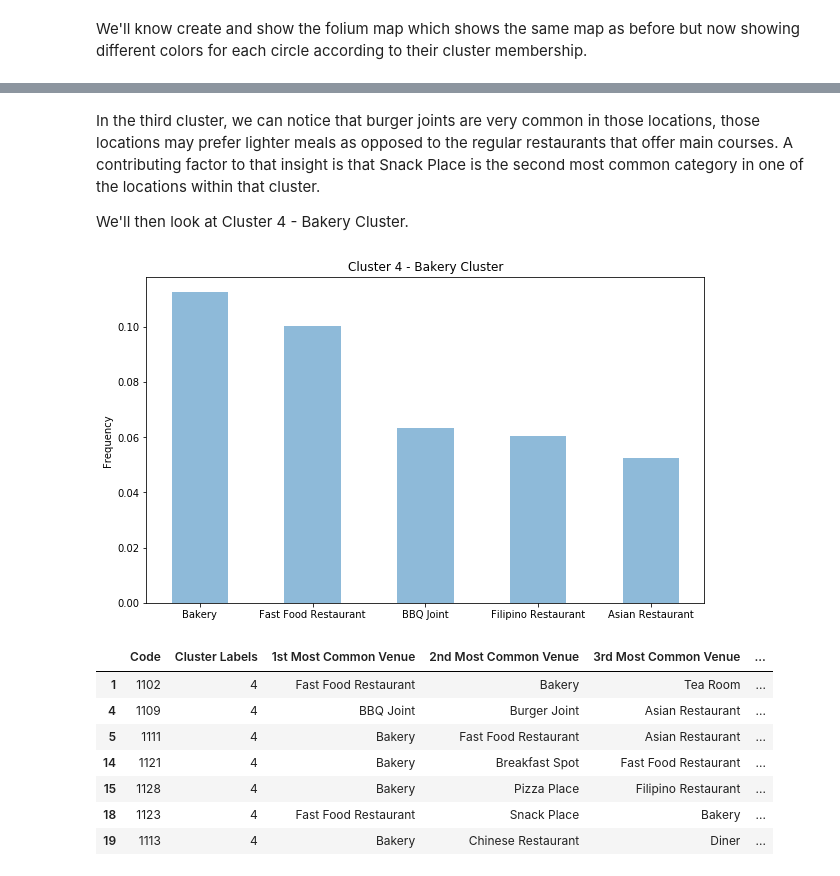
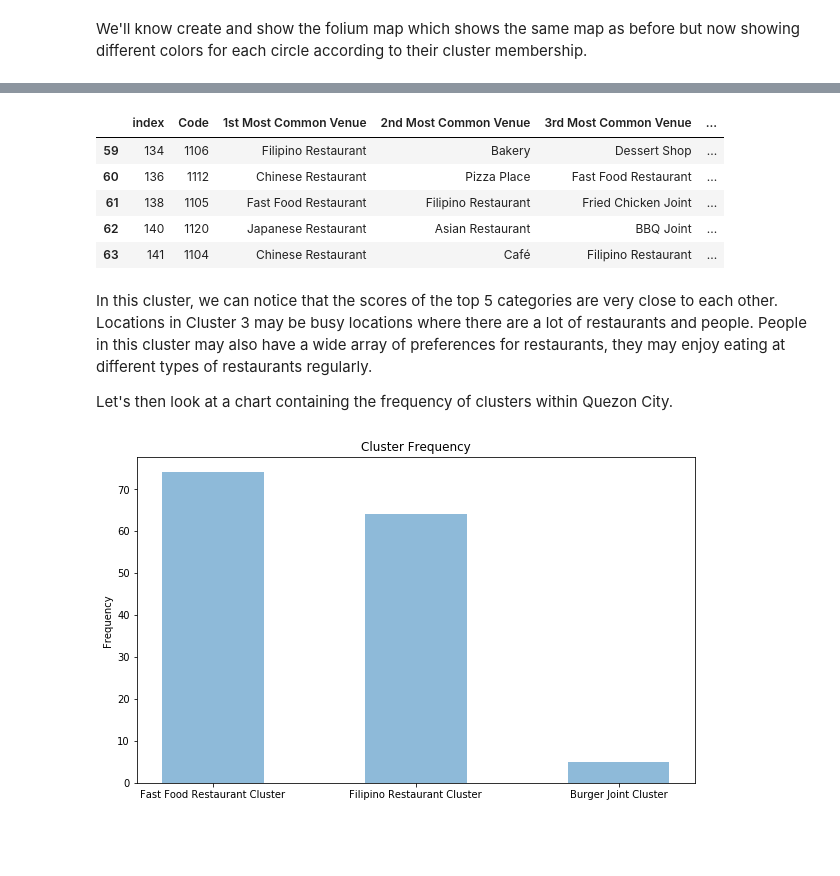
Before and after one commit to ErickSPS/IBM-Data-Science-Professional-Specialization, a Jupyter notebook: Course 9 - Applied Data Science Capstone/Capstone Project.ipynb, the cells around one changed output, grey strips where cells are left out. Drawn from its saved outputs; the diff is of its cells as text; code cells hidden in the pictures; blank space fills up the shorter version.

```diff
--- a/Course 9 - Applied Data Science Capstone/Capstone Project.ipynb
+++ b/Course 9 - Applied Data Science Capstone/Capstone Project.ipynb
@@ -104,8 +112,8 @@ quezon_map
 # %% [markdown]
 Create the variables that'll be sent as parameters to the Foursquare api later.
 # %%
-CLIENT_ID = 'XPB5FXZMOQCI4NEKWCYKFJLXY2YHLVJFTLMCIILNMYQ4QE2A' # your Foursquare ID
-CLIENT_SECRET = 'OIDL41IS2T4ITL5J2ZXNP40PPTTAOF5AYTEU5JJEH0UV4QXY' # your Foursquare Secret
+CLIENT_ID = 'ID_HERE' # your Foursquare ID
+CLIENT_SECRET = 'SECRET_HERE' # your Foursquare Secret
 VERSION = '20180605' # Foursquare API version
 
 print('Your credentails:')
@@ -184,3 +187,0 @@ With Fairview having no restaurants nearby, we'll remove that row from the dataf
-# %%
-df = df[df['Location'] != 'Fairview']
-df.shape
@@ -337,6 +326,6 @@ With the silhouette score as the score basis, our elbow point is at 5, so we'll
 
 We'll then perform K-means clustering again with 5 as the cluster parameter.
 # %%
-kmeans = KMeans(n_clusters=5, random_state=0).fit(quezon_grouped_clustering)
+kmeans = KMeans(n_clusters=3, random_state=0).fit(quezon_grouped_clustering)
 kmeans.labels_[0:10]
 # %% [output]
@@ -347,9 +336,8 @@ We'll now add the cluster labels to the quezon_sorted dataframe(the dataframe wh
 We'll also add 1 to our cluster label so that the first cluster starts at cluster 1 instead of 0 which improves readability.
 # %%
 # add clustering labels
-quezon_sorted.insert(0, 'Cluster Labels', kmeans.labels_)
-
-quezon_merged = df
+quezon_sorted['Cluster Labels'] = kmeans.labels_
+quezon_merged = df.copy()
 
 # merge toronto_grouped with toronto_data to add latitude/longitude for each neighborhood
 quezon_merged = quezon_merged.join(quezon_sorted.set_index('Location'), on='Location').reset_index()
@@ -487,33 +484,29 @@ quezon_merged.loc[quezon_merged['Cluster Labels'] == 3, quezon_merged.columns[[1
-# %% [markdown]
-In the third cluster, we can notice that burger joints are very common in those locations, those locations may prefer lighter meals as opposed to the regular restaurants that offer main courses. A contributing factor to that insight is that Snack Place is the second most common category in one of the locations within that cluster.
-
-We'll then look at Cluster 4 - Bakery Cluster.
+# %%
+quezon_merged.loc[quezon_merged['Cluster Labels'] == 3, quezon_merged.columns[[1] + list(range(5, quezon_merged.shape[1]))]].reset_index().tail()
+# %% [output]
+|  | index | Code | 1st Most Common Venue | 2nd Most Common Venue | 3rd Most Common Venue | ... |
+| 59 | 134 | 1106 | Filipino Restaurant | Bakery | Dessert Shop | ... |
+| 60 | 136 | 1112 | Chinese Restaurant | Pizza Place | Fast Food Restaurant | ... |
+| 61 | 138 | 1105 | Fast Food Restaurant | Filipino Restaurant | Fried Chicken Joint | ... |
+| 62 | 140 | 1120 | Japanese Restaurant | Asian Restaurant | BBQ Joint | ... |
+| 63 | 141 | 1104 | Chinese Restaurant | Café | Filipino Restaurant | ... |
+# %% [markdown]
+In this cluster, we can notice that the scores of the top 5 categories are very close to each other. Locations in Cluster 3 may be busy locations where there are a lot of restaurants and people. People in this cluster may also have a wide array of preferences for restaurants, they may enjoy eating at different types of restaurants regularly.
+
+Let's then look at a chart containing the frequency of clusters within Quezon City.
 # %%
-cluster_four_members = quezon_merged.loc[quezon_merged['Cluster Labels'] == 4]
-summed_means = quezon_grouped[quezon_grouped['Location'].isin(cluster_four_members['Location'])].sum()[1:]
-mean_categories = (summed_means/len(cluster_four_members)).sort_values(ascending=False)
-
-restaurants = list(mean_categories.index[0:5])
+values = quezon_merged['Cluster Labels'].value_counts()
+restaurants = ['Fast Food Restaurant Cluster',
+               'Filipino Restaurant Cluster',
+               'Burger Joint Cluster',]
 y_pos = np.arange(len(restaurants))
-frequency = mean_categories[0:5]
+frequency = values[0:3]
 
 plt.bar(y_pos, frequency, align='center', alpha=0.5, width=0.5)
 plt.xticks(y_pos, restaurants)
 plt.ylabel('Frequency')
-plt.title('Cluster 4 - Bakery Cluster')
+plt.title('Cluster Frequency')
 
 plt.show()
-
-
-
-quezon_merged.loc[quezon_merged['Cluster Labels'] == 4, quezon_merged.columns[[1] + list(range(5, quezon_merged.shape[1]))]]
 # %% [output]
-[figure, old version]
+[figure, new version]
-|  | Code | Cluster Labels | 1st Most Common Venue | 2nd Most Common Venue | 3rd Most Common Venue | ... |
-| 1 | 1102 | 4 | Fast Food Restaurant | Bakery | Tea Room | ... |
-| 4 | 1109 | 4 | BBQ Joint | Burger Joint | Asian Restaurant | ... |
-| 5 | 1111 | 4 | Bakery | Fast Food Restaurant | Asian Restaurant | ... |
-| 14 | 1121 | 4 | Bakery | Breakfast Spot | Fast Food Restaurant | ... |
-| 15 | 1128 | 4 | Bakery | Pizza Place | Filipino Restaurant | ... |
-| 18 | 1123 | 4 | Fast Food Restaurant | Snack Place | Bakery | ... |
-| 19 | 1113 | 4 | Bakery | Chinese Restaurant | Diner | ... |
```
Also changed, not shown: parts of 36 cells of this notebook, 1 other file.
